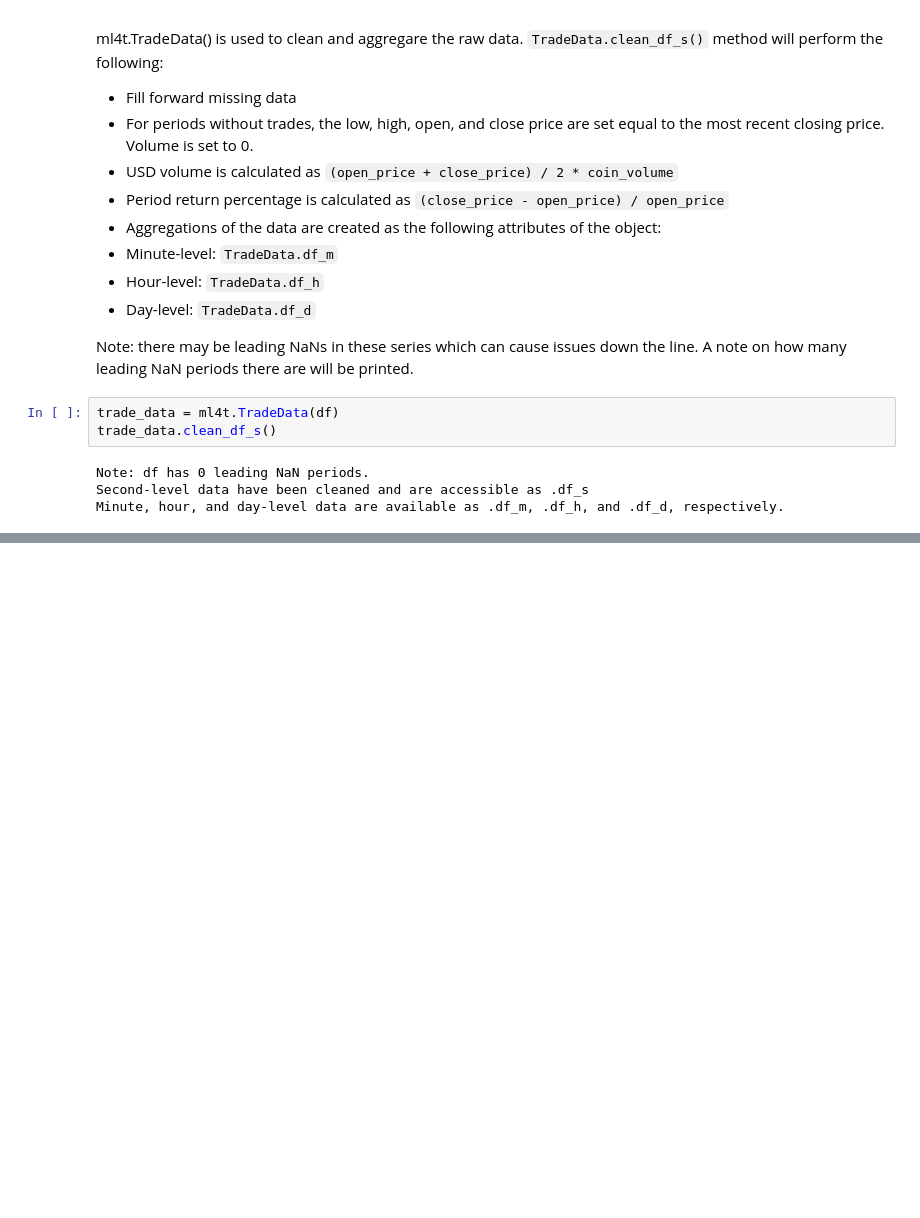
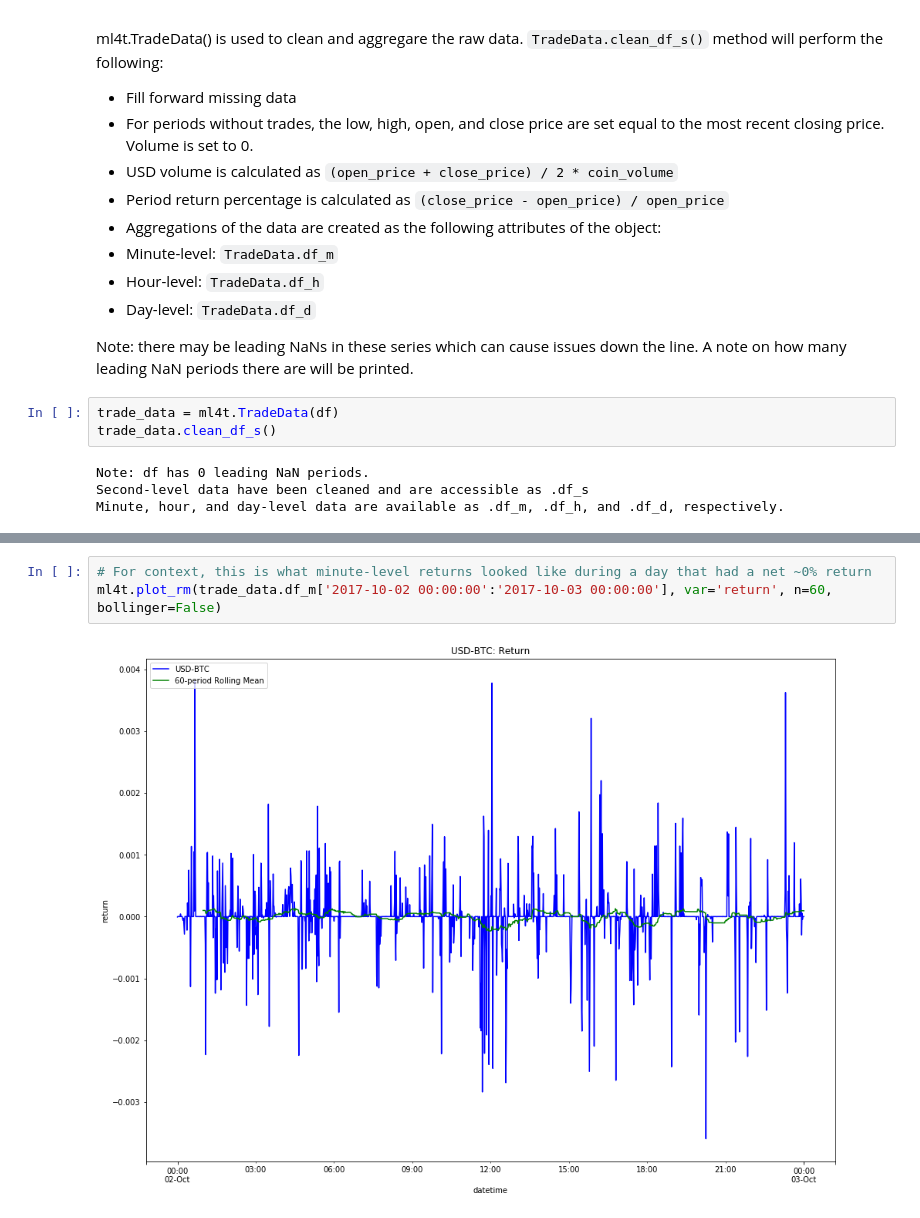
Before and after one commit to ethanruhe/ml_for_trading, a Jupyter notebook: 1: Cleaning Raw Data.ipynb, the cells around one changed output, grey strips where cells are left out. Drawn from its saved outputs; the diff is of its cells as text; blank space fills up the shorter version.

```diff
--- a/1: Cleaning Raw Data.ipynb
+++ b/1: Cleaning Raw Data.ipynb
@@ -134,0 +167,5 @@ ml4t.plot_rm(trade_data.df_d)
+# %%
+# For context, this is what minute-level returns looked like during a day that had a net ~0% return
+ml4t.plot_rm(trade_data.df_m['2017-10-02 00:00:00':'2017-10-03 00:00:00'], var='return', n=60, bollinger=False)
+# %% [output]
+[figure, added]
```
Also changed, not shown: parts of 10 cells of this notebook, 1 other file.
